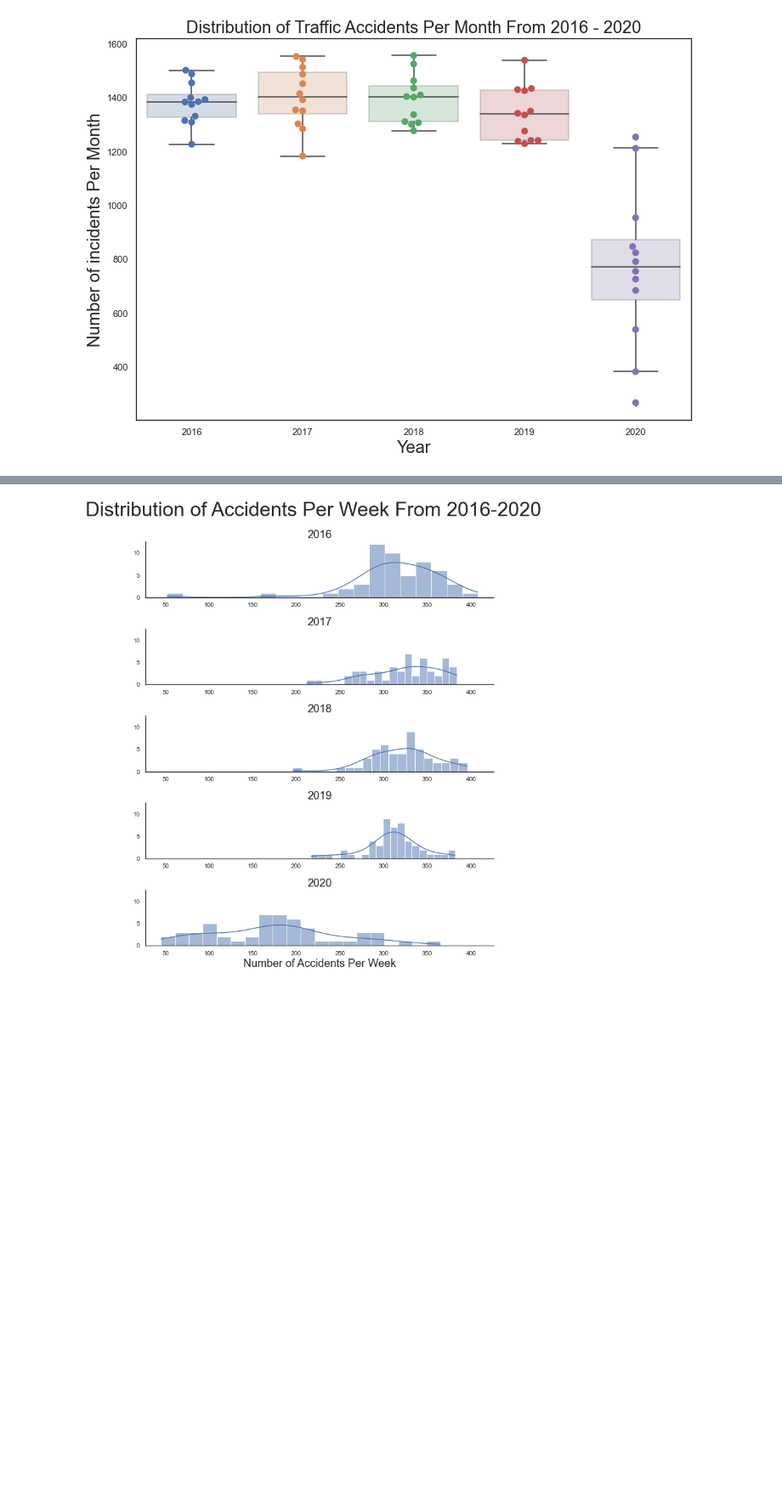
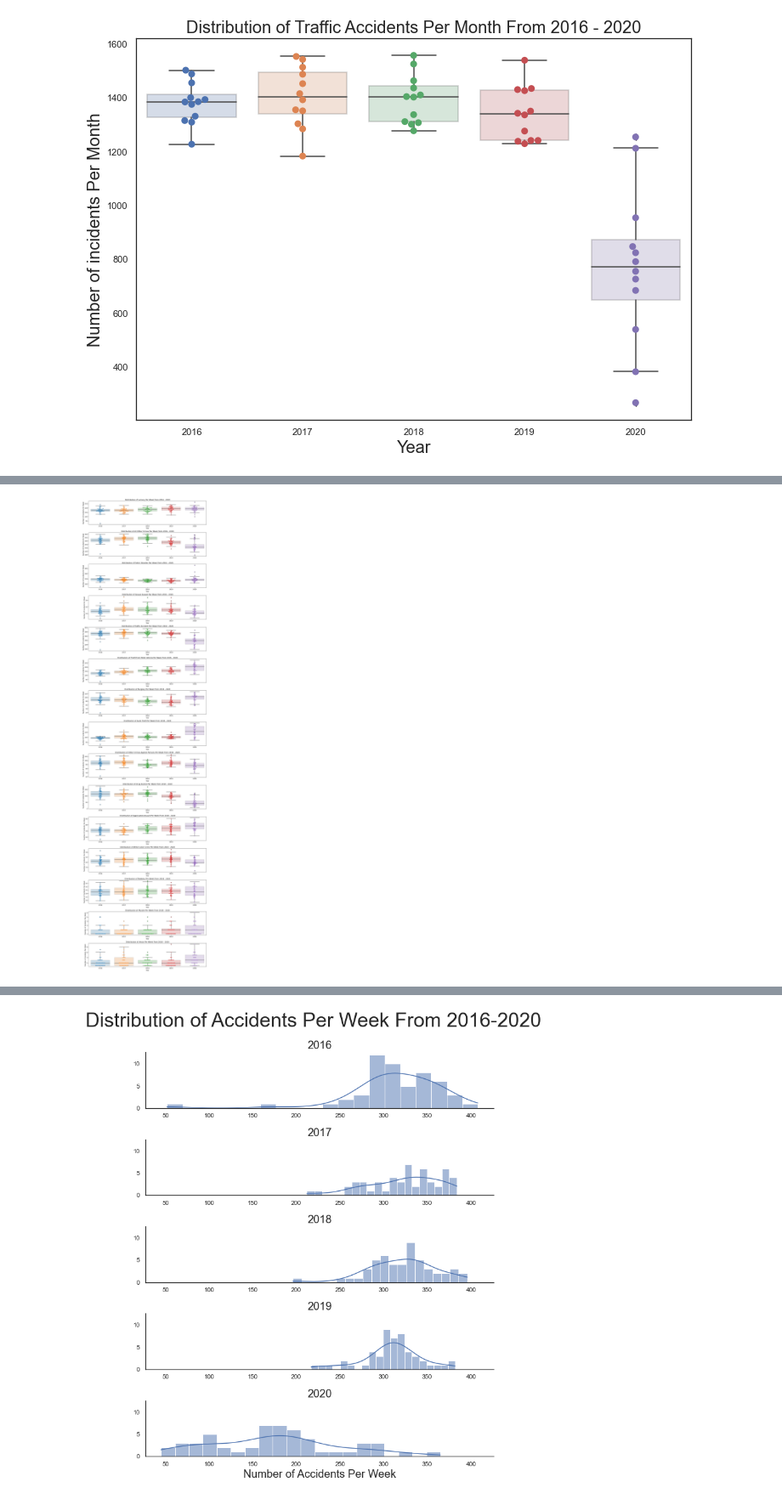
Before and after one commit to HilarySHayes/Capstone1, a Jupyter notebook: src/Crime_EDA.ipynb, the cells around one changed output, grey strips where cells are left out. Shown at 85% size. Drawn from its saved outputs; the diff is of its cells as text; code cells hidden in the pictures; blank space fills up the shorter version.

Commit message:
Added boxplot/swarmplot by cat

```diff
--- a/src/Crime_EDA.ipynb
+++ b/src/Crime_EDA.ipynb
@@ -248,0 +261,37 @@ _ = g.set_title('Distribution of Traffic Accidents Per Week From 2016 - 2020')
+# %%
+crime = pd.read_csv('../data/denver_crime.csv')
+
+cols = ['FIRST_OCCURRENCE_DATE', 'LAST_OCCURRENCE_DATE', 'REPORTED_DATE']
+for col in cols:
+    crime[col] = pd.to_datetime(crime[col], format='%m/%d/%Y %I:%M:%S %p')
+
+
+crime['year']=crime.FIRST_OCCURRENCE_DATE.dt.year
+crime['month']=crime.FIRST_OCCURRENCE_DATE.dt.month
+crime['week']=crime.FIRST_OCCURRENCE_DATE.dt.week
+crime = crime[crime.year != 2021]
+# %%
+categories = crime.OFFENSE_CATEGORY_ID.unique()
+fig, axes = plt.subplots(len(categories), 1, figsize=(12, 3*len(categories)))
+for category, ax in zip(categories, axes.flatten()):
+    gtmp = crime[crime.OFFENSE_CATEGORY_ID == category].groupby(['year', 'week']).agg({'INCIDENT_ID':'count'}).rename(columns={'INCIDENT_ID': 'num_of_incidents'}).reset_index()
+    f = sns.boxplot(x='year', y='num_of_incidents', data=gtmp, boxprops=dict(alpha=0.25), ax=ax)
+    f = sns.swarmplot(x='year', y='num_of_incidents', data=gtmp, size=3, ax=ax)
+    f.set(xlabel='Year',ylabel='Number of Incidents Per Week')
+    _ = f.set_title(f'Distribution of {capitalize_titles(category)} Per Week From 2016 - 2020')
+# %%
+def boxplots_by_cat(df, offense_category_id):
+    categories = df[offense_category_id].unique()
+    fig, axes = plt.subplots(len(categories), 1, figsize=(12, 3*len(categories)))
+    for category, ax in zip(categories, axes.flatten()):
+        gtmp = df[df[offense_category_id] == category].groupby(['year', 'week']).agg({'INCIDENT_ID':'count'}).rename(columns={'INCIDENT_ID': 'num_of_incidents'}).reset_index()
+        f = sns.boxplot(x='year', y='num_of_incidents', data=gtmp, boxprops=dict(alpha=0.25), ax=ax)
+        f = sns.swarmplot(x='year', y='num_of_incidents', data=gtmp, size=4, ax=ax)
+        f.set(xlabel='Year',ylabel='Number of Incidents Per Week')
+        f.set_title(f'Distribution of {capitalize_titles(category)} Per Week From 2016 - 2020')
+        plt.tight_layout()
+        fig.savefig('../images/Denver_Boxswarm_By_Cat.png')
+
+boxplots_by_cat(crime, 'OFFENSE_CATEGORY_ID')
+# %% [output]
+[figure, added]
```
Also changed, not shown: parts of 8 cells of this notebook, 3 other files.
